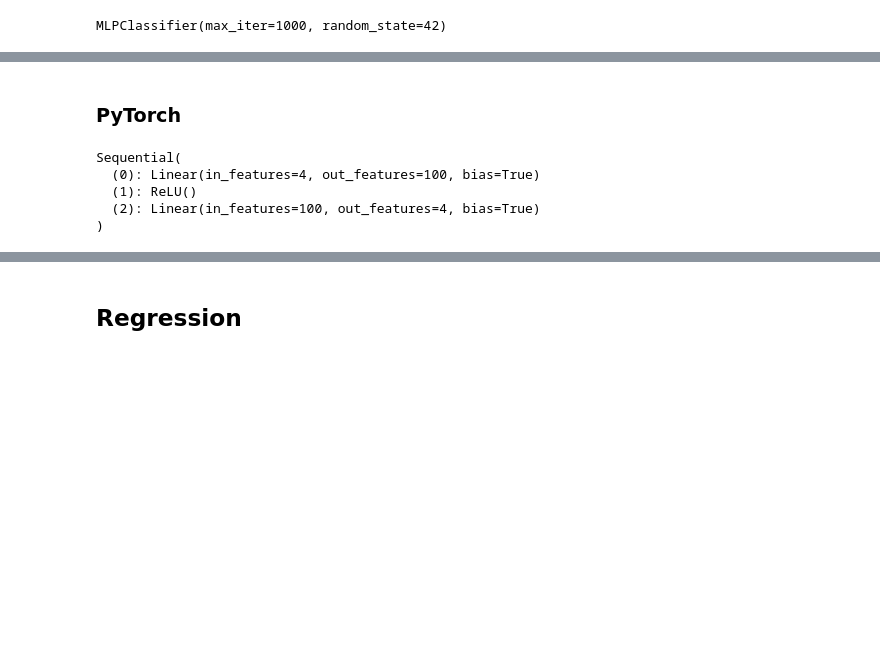
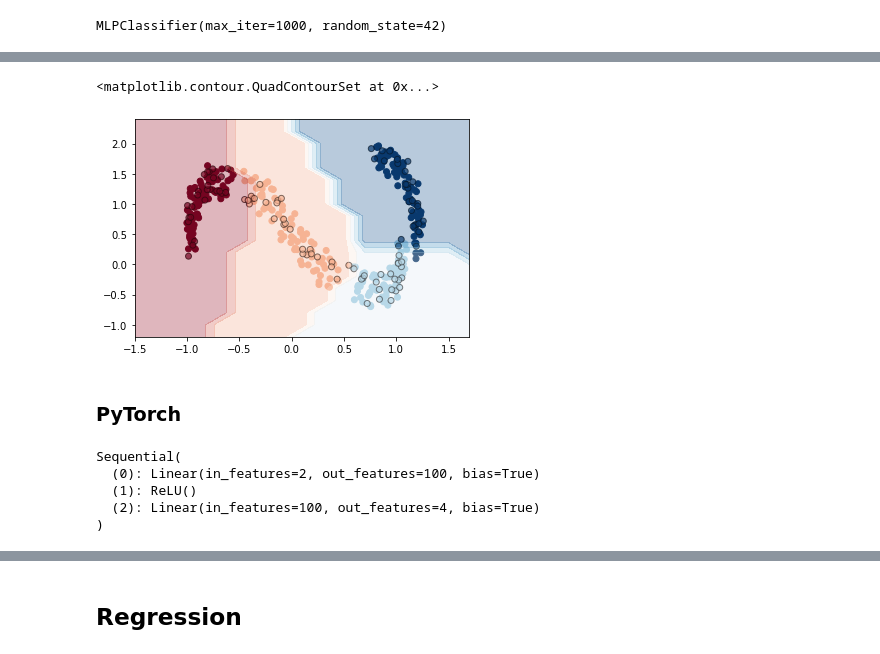
Before and after one commit to MartaVallejo/MachineLearning, a Jupyter notebook: ArtificialNeuralNetwork.ipynb, the cells around one changed output, grey strips where cells are left out. Drawn from its saved outputs; the diff is of its cells as text; code cells hidden in the pictures; blank space fills up the shorter version.

```diff
--- a/ArtificialNeuralNetwork.ipynb
+++ b/ArtificialNeuralNetwork.ipynb
@@ -68,3 +58,19 @@ compare_class(predicted, y_test)
+# %%
+x_min, x_max = X[:, 0].min() - .5, X[:, 0].max() + .5
+y_min, y_max = X[:, 1].min() - .5, X[:, 1].max() + .5
+xx, yy = np.meshgrid(np.arange(x_min, x_max, 0.2),
+                     np.arange(y_min, y_max, 0.2))
+plt.scatter(x_train[:, 0], x_train[:, 1], c=y_train, cmap=plt.cm.RdBu, alpha=1)
+plt.scatter(x_test[:, 0], x_test[:, 1], c=predicted, cmap=plt.cm.RdBu, alpha=0.7,
+            edgecolors='k')
+Z = ann.predict_proba(np.c_[xx.ravel(), yy.ravel()])
+Z = np.argmax(Z, axis=1).reshape(xx.shape)
+plt.xlim(xx.min(), xx.max())
+plt.ylim(yy.min(), yy.max())
+plt.contourf(xx, yy, Z, cmap=plt.cm.RdBu, alpha=.3)
+# %% [output]
+<matplotlib.contour.QuadContourSet at 0x...>
+[figure, added]
 # %% [markdown]
 ### PyTorch
 # %%
@@ -82,5 +88,5 @@ y_test = torch.from_numpy(y_test)
 # %%
-input_size = x_train.shape[1]
+input_size = x_train_t.shape[1]
 hidden_layer_size = 100
 output_size = 4
 model = torch.nn.Sequential(
@@ -91,7 +97,7 @@ model = torch.nn.Sequential(
 model.double().to(device)
 # %% [output]
 Sequential(
-  (0): Linear(in_features=4, out_features=100, bias=True)
+  (0): Linear(in_features=2, out_features=100, bias=True)
   (1): ReLU()
   (2): Linear(in_features=100, out_features=4, bias=True)
 )
```
Also changed, not shown: parts of 15 cells of this notebook.
